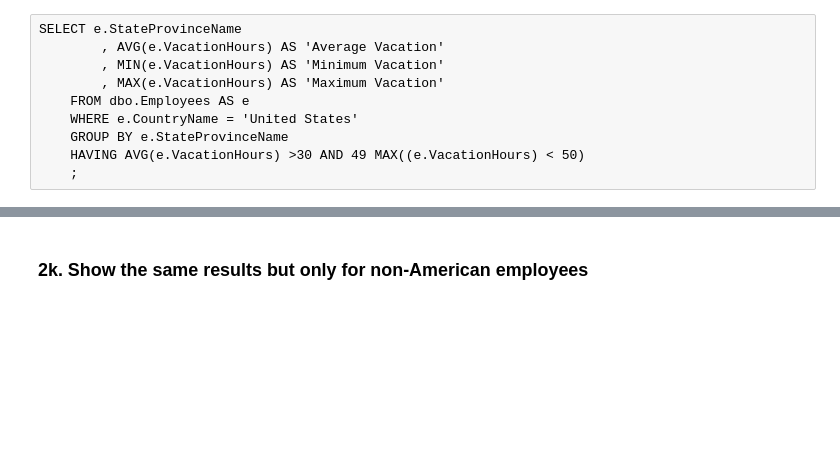
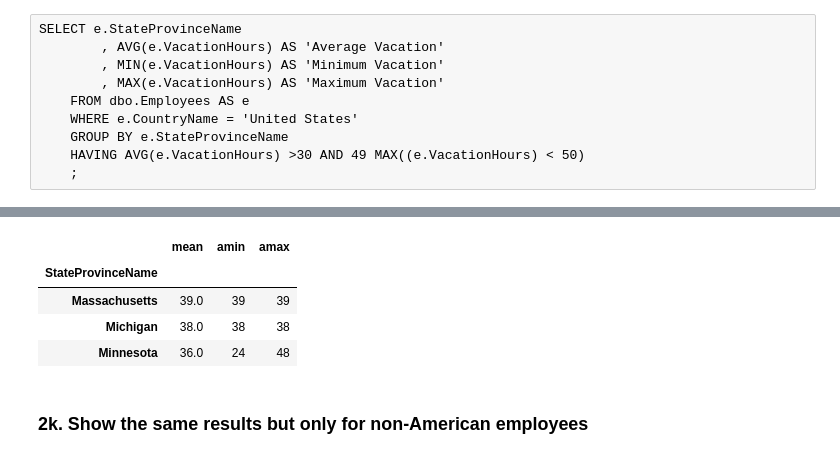
Before and after one commit to peterbengkui/DataProgramming, a Jupyter notebook: 04-Pandas-Data-Tables/PandasExercise_solution.ipynb, the cells around one changed output, grey strips where cells are left out. Drawn from its saved outputs; the diff is of its cells as text; code cells hidden in the pictures; blank space fills up the shorter version.

```diff
--- a/04-Pandas-Data-Tables/PandasExercise_solution.ipynb
+++ b/04-Pandas-Data-Tables/PandasExercise_solution.ipynb
@@ -534,3 +443,14 @@ Employees[Employees.CountryName=='United States'] \
+# %%
+df = Employees[Employees.CountryName=='United States'].groupby(by=['StateProvinceName']).VacationHours.aggregate([np.mean, np.min, np.max])
+# df
+
+df[(df['mean'] > 30) & (df['amax'] < 50) ]
+# %% [output]
+|  | mean | amin | amax |
+| StateProvinceName |  |  |  |
+| Massachusetts | 39.0 | 39 | 39 |
+| Michigan | 38.0 | 38 | 38 |
+| Minnesota | 36.0 | 24 | 48 |
 # %% [markdown]
 ### 2k. Show the same results but only for non-American employees
 # %% [raw]
```
Also changed, not shown: parts of 29 cells of this notebook, 2 other files.
